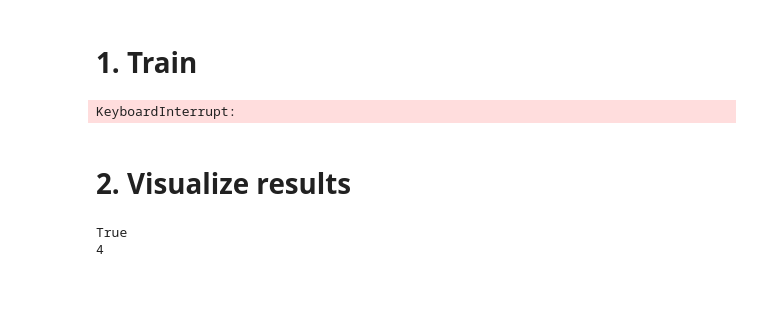
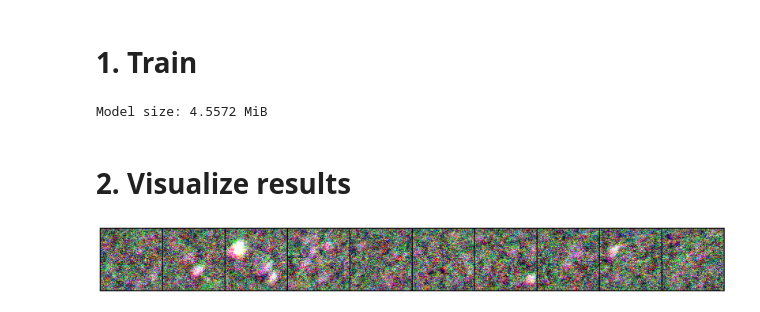
Before and after one commit to mradovic38/sprite-flow, a Jupyter notebook: training/train.ipynb, the cells around one changed output. Saved outputs shown, nothing was run; the diff lists cells and outputs as text; code cells hidden in the pictures.

Commit message:
Switch to torchvision for FID calculation. Test train the model. Minor bugfixes on trainer.

```diff
--- a/training/train.ipynb
+++ b/training/train.ipynb
@@ -8,13 +8,13 @@ from models.unet import PixelArtUNet
 from training.trainer import UnguidedTrainer
 from diff_eq.ode_sde import UnguidedVectorFieldODE
 from diff_eq.simulator import EulerSimulator
-from evaluation import FID, InceptionV3FeatureExtractor
+from evaluation import FID
 
 import torch
 from torchvision.utils import make_grid
 import matplotlib.pyplot as plt
 
-device = 'cpu' #torch.device('cuda' if torch.cuda.is_available() else 'cpu')
+device = torch.device('cuda' if torch.cuda.is_available() else 'cpu')
 # %% [markdown]
 # 1. Train
 # %%
@@ -40,10 +40,10 @@ unet = PixelArtUNet(
 )
 
 # Initialize evaluation metric
-inception_extractor = InceptionV3FeatureExtractor()
 metric = FID(
-    inception_extractor=InceptionV3FeatureExtractor(),
-    extractor_input_img_size=(299, 299)
+    feature=2048,
+    normalize=True,
+    image_size=(299, 299)
 )
 
 # Initialize trainer
@@ -58,7 +58,7 @@ trainer = UnguidedTrainer(
 trainer.train(
     device=device,
     num_epochs = 3,
-    batch_size=1,
+    batch_size=2,
     lr=1e-3,
     validate_every=1,
     resume=False,
@@ -67,33 +67,41 @@ trainer.train(
     save_images_every=1
 )
 # %% [output]
-KeyboardInterrupt:
+Model size: 4.5572 MiB
 # %% [markdown]
 # 2. Visualize results
 # %%
+# Load model from checkpoints
+cp = torch.load('experiments/unet/best_model.pt', map_location=device)
+model = PixelArtUNet(
+    channels = [32, 64, 128],
+    num_residual_layers = 2,
+    t_embed_dim = 40
+)
+model.load_state_dict(cp["model_state"])
+
 # Parameters
 num_samples = 10
 num_timesteps = 100
 
 # Simulate
 ts = torch.linspace(0, 1, num_timesteps).view(1, -1, 1, 1, 1).expand(num_samples, -1, 1, 1, 1).to(device)
 x0 = path.p_simple.sample(num_samples).to(device)  # (num_samples, 4, 128, 128)
 
 # Run simulation
-ode = UnguidedVectorFieldODE(unet)
+ode = UnguidedVectorFieldODE(model)
 simulator = EulerSimulator(ode)
 x1 = simulator.simulate(x0, ts)  # (num_samples, 4, 128, 128)
 
 # Make grid from output (only use first 3 channels if RGB)
 img = x1[:, :3]  # (num_samples, 3, H, W)
 grid = make_grid(img, nrow=num_samples, normalize=True, value_range=(-1, 1))
 
 # Plot
 plt.figure(figsize=(20, 2))
 plt.imshow(grid.permute(1, 2, 0).cpu().numpy())
 plt.axis("off")
 plt.tight_layout()
 plt.show()
 # %% [output]
-True
-4
+[figure, added]
```
Also changed, not shown: 2 other files.
